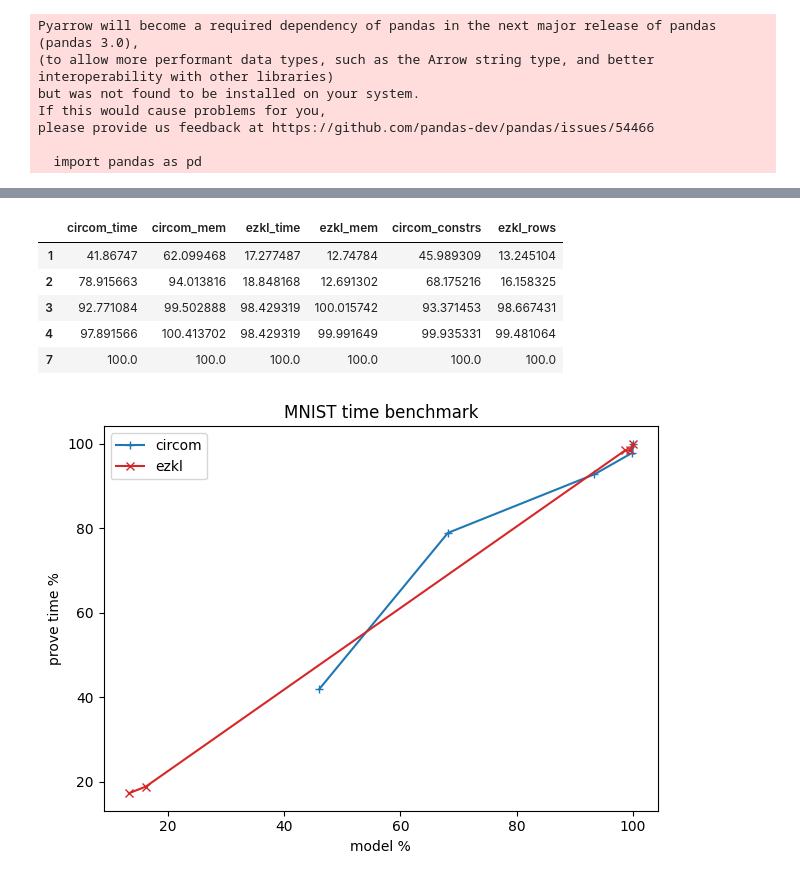
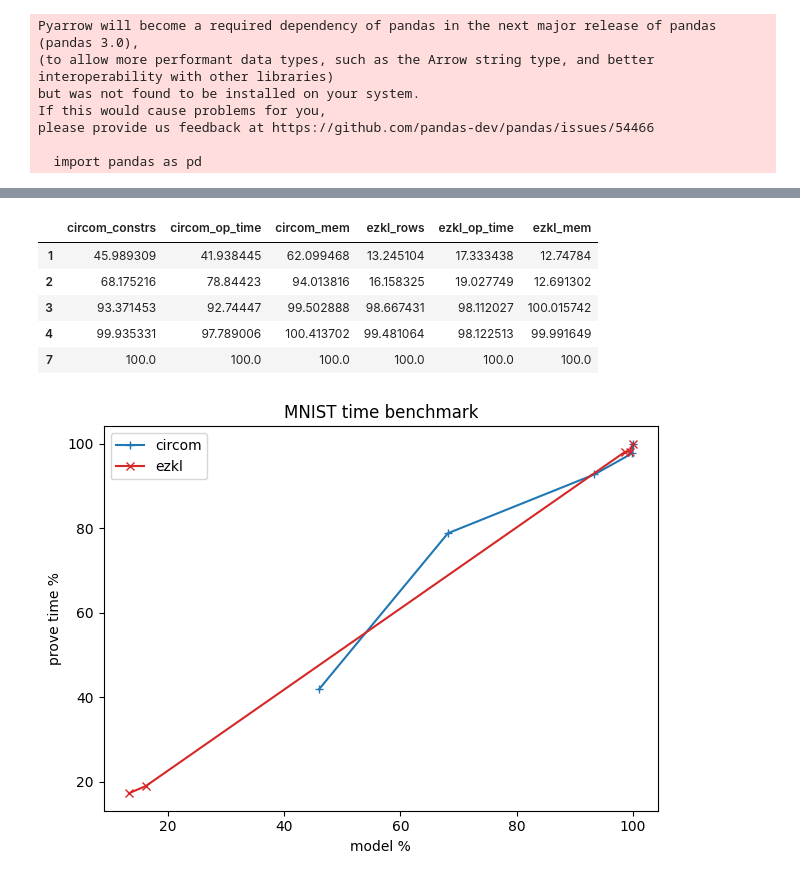
Before and after one commit to socathie/oppai-benchmark, a Jupyter notebook: mnist/bench/plot.ipynb, the cells around one changed output, grey strips where cells are left out. Saved outputs shown, nothing was run; the diff lists cells and outputs as text; code cells hidden in the pictures.

Commit message:
Add benchmarking code to measure the execution time of op models

```diff
--- a/mnist/bench/plot.ipynb
+++ b/mnist/bench/plot.ipynb
@@ -40,7 +57,7 @@ df.index = range(1, 8)
 # %%
 # Convert time columns to hh:mm:ss format
-df['circom_time'] = pd.to_datetime(df['circom_time'], format="%M:%S.%f").dt.strftime("%H:%M:%S")
-df['ezkl_time'] = pd.to_datetime(df['ezkl_time'], format="%M:%S.%f").dt.strftime("%H:%M:%S")
+df['circom_time'] = pd.to_datetime(df['circom_time'], format="%M:%S.%f").dt.strftime("%H:%M:%S.%f")
+df['ezkl_time'] = pd.to_datetime(df['ezkl_time'], format="%M:%S.%f").dt.strftime("%H:%M:%S.%f")
 
 # Convert time columns to timedelta
 df['circom_time'] = pd.to_timedelta(df['circom_time'])
@@ -53,7 +70,9 @@ df['ezkl_mem'] = pd.to_numeric(df['ezkl_mem'])
 df['circom_constrs'] = pd.to_numeric(constraints)
 df['ezkl_rows'] = pd.to_numeric(rows)
 
+df['opml_time'] = pd.to_numeric(opml_time)
+df['opml_time'] = pd.to_timedelta(df['opml_time'] , unit='s')
+
 # remove index 5 and 6
 
 df = df.drop([5, 6])
-df
@@ -66,0 +79,3 @@ df
+# %%
+df['circom_op_time'] = df['circom_time'] + df['opml_time']
+df['ezkl_op_time'] = df['ezkl_time'] + df['opml_time']
@@ -67,12 +91,14 @@ df
+# %%
+df_pct = df[['circom_constrs', "circom_op_time", "circom_mem", "ezkl_rows", "ezkl_op_time", "ezkl_mem"]]
 # %%
-df_pct = df.div(df.iloc[-1]).multiply(100)
+df_pct = df_pct.div(df_pct.iloc[-1]).multiply(100)
 df_pct
 # %% [output]
-|  | circom_time | circom_mem | ezkl_time | ezkl_mem | circom_constrs | ezkl_rows |
-| 1 | 41.86747 | 62.099468 | 17.277487 | 12.74784 | 45.989309 | 13.245104 |
-| 2 | 78.915663 | 94.013816 | 18.848168 | 12.691302 | 68.175216 | 16.158325 |
-| 3 | 92.771084 | 99.502888 | 98.429319 | 100.015742 | 93.371453 | 98.667431 |
-| 4 | 97.891566 | 100.413702 | 98.429319 | 99.991649 | 99.935331 | 99.481064 |
+|  | circom_constrs | circom_op_time | circom_mem | ezkl_rows | ezkl_op_time | ezkl_mem |
+| 1 | 45.989309 | 41.938445 | 62.099468 | 13.245104 | 17.333438 | 12.74784 |
+| 2 | 68.175216 | 78.84423 | 94.013816 | 16.158325 | 19.027749 | 12.691302 |
+| 3 | 93.371453 | 92.74447 | 99.502888 | 98.667431 | 98.112027 | 100.015742 |
+| 4 | 99.935331 | 97.789006 | 100.413702 | 99.481064 | 98.122513 | 99.991649 |
 | 7 | 100.0 | 100.0 | 100.0 | 100.0 | 100.0 | 100.0 |
 # %%
 # plot circom_time against circom_pct, ezkl_time against ezkl_pct, on the same graph
```
Also changed, not shown: parts of 5 cells of this notebook, 8 other files.
